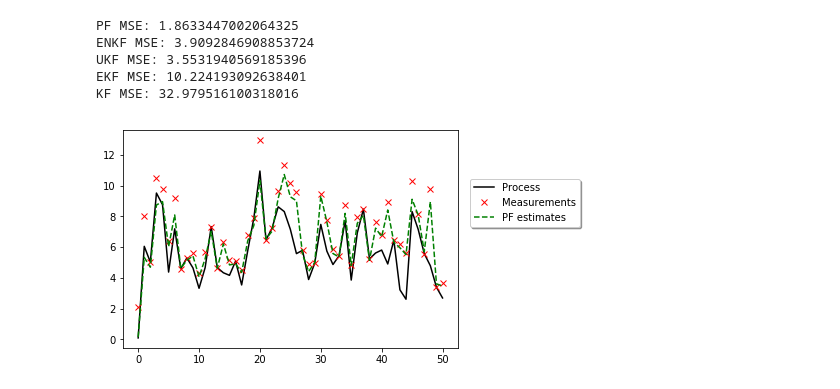
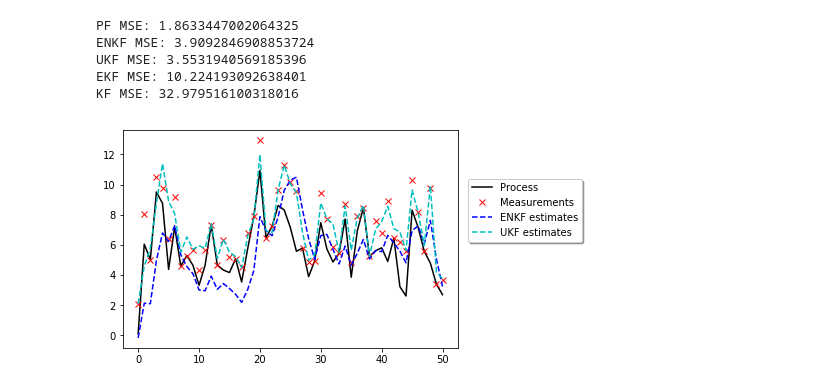
Before and after one commit to lindawangg/Survey-Nonlinear-Filters, a Jupyter notebook: compare_nonGaus.ipynb, the cells around one changed output. Cells and saved outputs as stored; diff of their text form; code cells hidden in the pictures.

```diff
--- a/compare_nonGaus.ipynb
+++ b/compare_nonGaus.ipynb
@@ -56,14 +56,14 @@ KF MSE: 32.979516100318016
 # %%
 plt.figure(1)
 plt.plot(range(T+1), x, 'k-', label='Process')
 plt.plot(range(T+1), y, 'rx', label='Measurements')
-plt.plot(range(T+1), pf_x, 'g--', label='PF estimates')
-#plt.plot(range(T+1), enkf_x, 'b--', label='ENKF estimates')
-#plt.plot(range(T+1), ukf_x, 'c--', label='UKF estimates')
+#plt.plot(range(T+1), pf_x, 'g--', label='PF estimates')
+plt.plot(range(T+1), enkf_x, 'b--', label='ENKF estimates')
+plt.plot(range(T+1), ukf_x, 'c--', label='UKF estimates')
 #plt.plot(range(T+1), ekf_x, 'm--', label='EKF estimates')
 #plt.plot(range(T+1), kf_x, 'y--', label='KF estimates')
 #plt.legend(loc='lower left')
 plt.legend(loc='upper center', bbox_to_anchor=(1.2, 0.8), shadow=True, ncol=1)
 plt.show()
 # %% [output]
-[figure, old version]
+[figure, new version]
```
Also changed, not shown: 3 other files.
